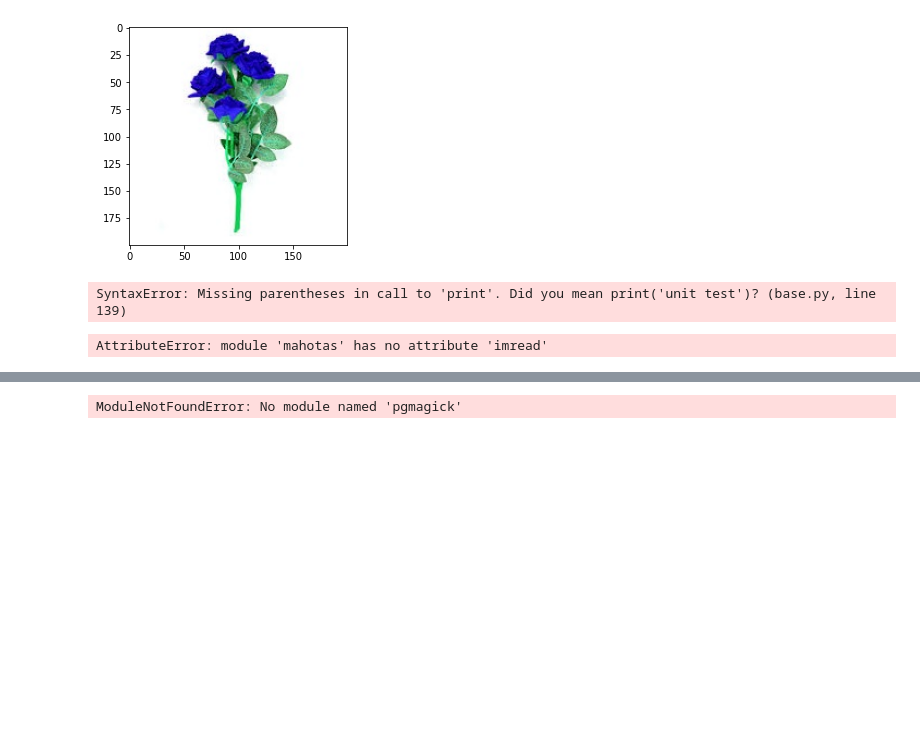
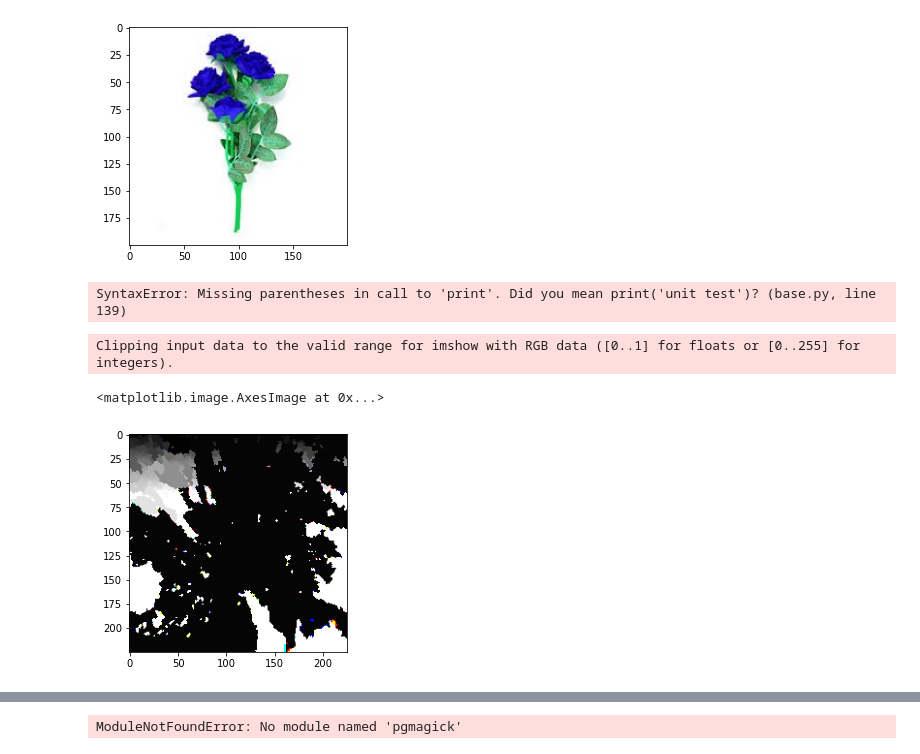
Before and after one commit to Sathwikak96/IMAGE-PROCESSING, a Jupyter notebook: assignment4.ipynb, the cells around one changed output, grey strips where cells are left out. Cells and saved outputs as stored; diff of their text form; code cells hidden in the pictures; blank space fills up the shorter version.

```diff
--- a/assignment4.ipynb
+++ b/assignment4.ipynb
@@ -74,14 +74,15 @@ while True:
 SyntaxError: Missing parentheses in call to 'print'. Did you mean print('unit test')? (base.py, line 139)
 # %%
 import numpy as np
-import mahotas
+import mahotas as mh
 import pylab
-
-img = mahotas.imread('w2.jpg')
-T_otsu = mahotas.thresholding.otsu(img)
-seeds= mahotas.label(img > T_otsu)
-labeled = mahotas.cwatershed(img.max() - img, seeds)
+img = mh.imread('p1.jpg')
+T_otsu = mh.thresholding.otsu(img)
+seeds,_= mh.label(img > T_otsu)
+labeled = mh.cwatershed(img.max() - img, seeds)
 
 pylab.imshow(labeled)
 # %% [output]
-AttributeError: module 'mahotas' has no attribute 'imread'
+Clipping input data to the valid range for imshow with RGB data ([0..1] for floats or [0..255] for integers).
+<matplotlib.image.AxesImage at 0x...>
+[figure, added]
```
Also changed, not shown: parts of 2 cells of this notebook.
